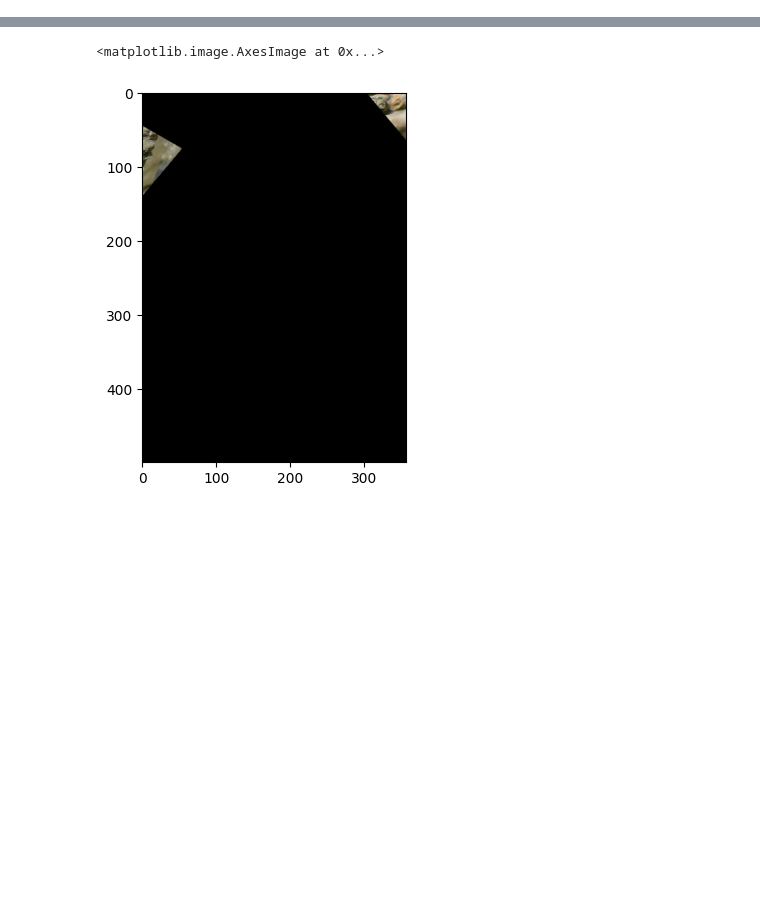
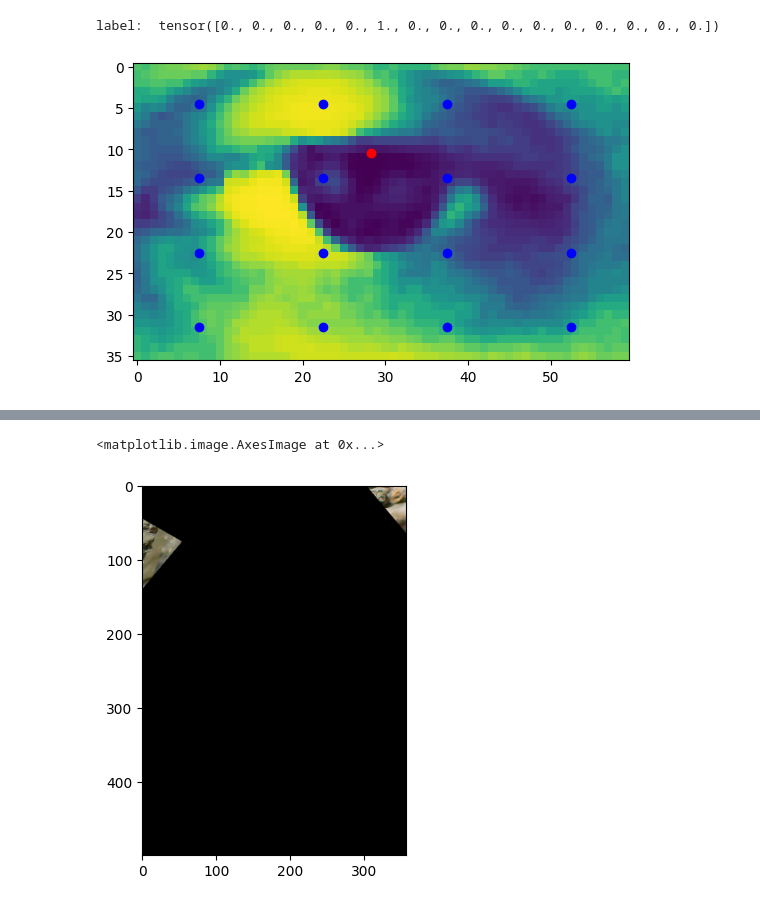
Before and after one commit to thijs-vanweezel/loss-symmetries-fl, a Jupyter notebook: exp.ipynb, the cells around one changed output, grey strips where cells are left out. Drawn from its saved outputs; the diff is of its cells as text; code cells hidden in the pictures; blank space fills up the shorter version.

```diff
--- a/exp.ipynb
+++ b/exp.ipynb
@@ -63,0 +11,11 @@ def jax_collate(batch, n, key, feature_beta, label_beta, sample_overlap):
+# %%
+(img, aux, label) = torch.load("MPIIGaze_preprocessed/train/p06/day29_2_left.pt")
+plt.imshow(img);
+loc = torch.asarray([torch.arcsin(-label[1])+.5, torch.arctan2(-label[0], -label[2])+.5])
+plt.scatter(loc[1]*img.shape[1], loc[0]*img.shape[0], c="r");
+regions = torch.cartesian_prod(torch.linspace(-.5,.5/2,4),torch.linspace(-.5,.5/2,4))+.625
+plt.scatter(regions[:, 1]*img.shape[1], regions[:, 0]*img.shape[0], c="b");
+print("label: ", torch.eye(4*4)[((loc - regions)**2).sum(axis=1).sqrt().argmin()])
+# %% [output]
+label:  tensor([0., 0., 0., 0., 0., 1., 0., 0., 0., 0., 0., 0., 0., 0., 0., 0.])
+[figure, added]
```
Also changed, not shown: parts of 3 cells of this notebook, 1 other file.
